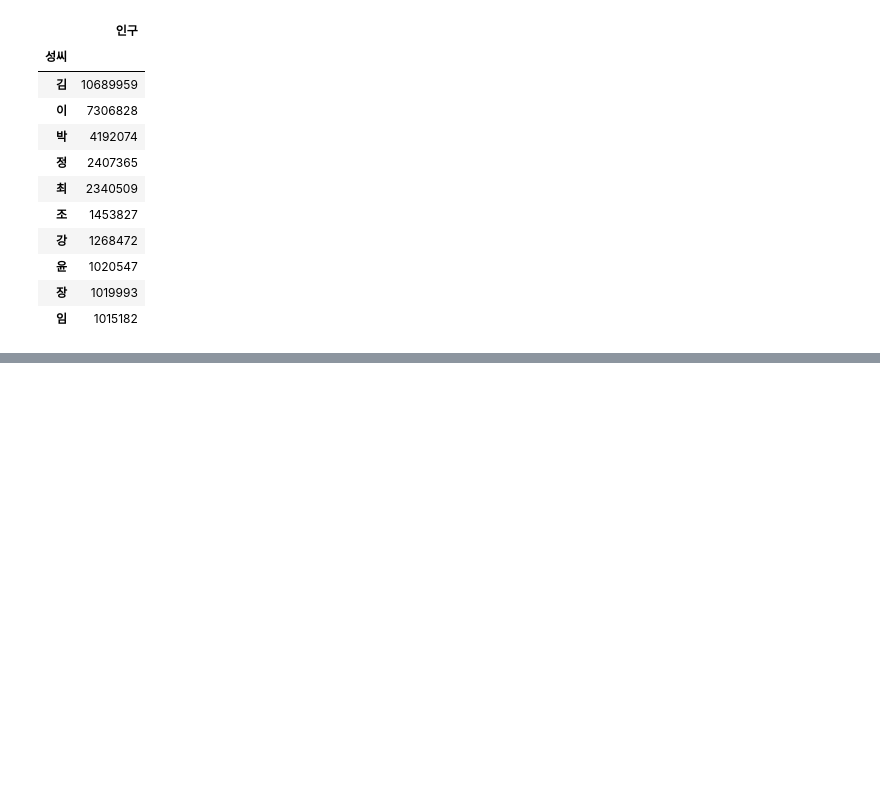
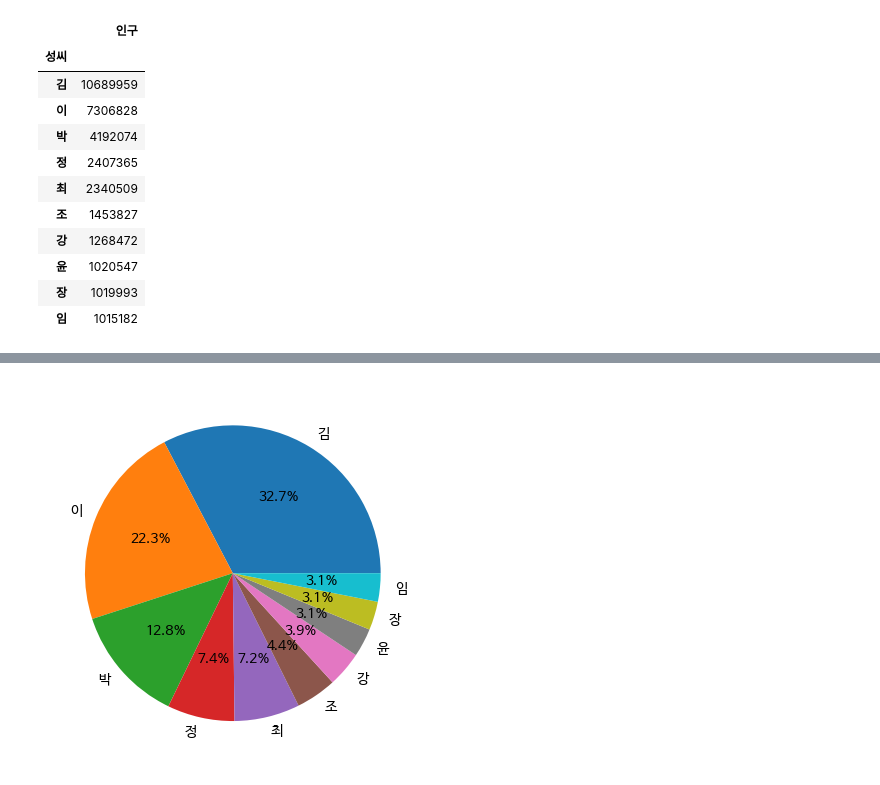
Before and after one commit to ParkGeunHae/review1, a Jupyter notebook: review0423.ipynb, the cells around one changed output, grey strips where cells are left out. Cells and saved outputs as stored; diff of their text form; code cells hidden in the pictures; blank space fills up the shorter version.

```diff
--- a/review0423.ipynb
+++ b/review0423.ipynb
@@ -157,0 +168,5 @@ df_all_group.sort_values(by='인구',ascending=False).head(10)
+# %%
+plt.pie(data.인구,labels=data.index,autopct='%1.1f%%')
+plt.show()
+# %% [output]
+[figure, added]
```
Also changed, not shown: parts of 2 cells of this notebook.
